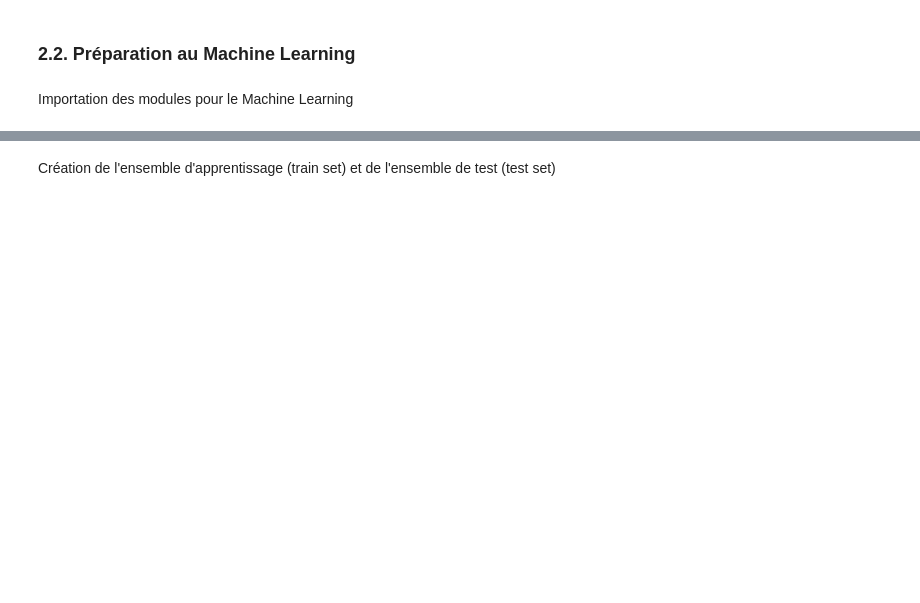
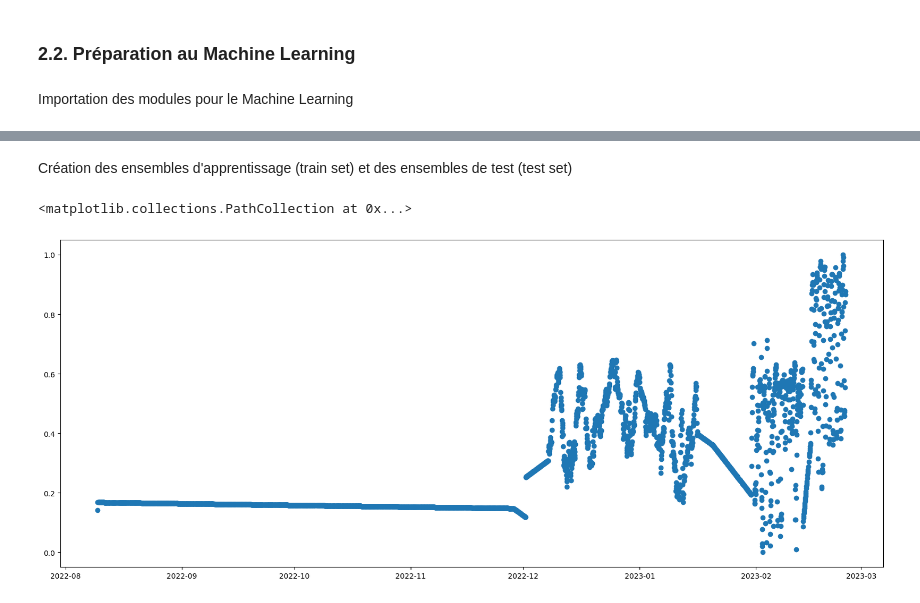
Before and after one commit to justekouassi/dev-challenge-data354, a Jupyter notebook: machine_learning/machine_learning.ipynb, the cells around one changed output, grey strips where cells are left out. Cells and saved outputs as stored; diff of their text form; code cells hidden in the pictures; blank space fills up the shorter version.

```diff
--- a/machine_learning/machine_learning.ipynb
+++ b/machine_learning/machine_learning.ipynb
@@ -257,2 +289,16 @@ from sklearn.model_selection import train_test_split
+# %%
+# les features
+X_co = np.array(preprocessed188.index)
+X_no2 = X_o3 = X_pm10 = X_pm2_5 = X_rh = X_t = X_temp_int = X_co
+
+# les targets
+y_co = preprocessed188['CO']
+y_no2 = preprocessed188['NO2']
+y_o3 = preprocessed188['O3']
+y_pm10 = preprocessed188['PM10']
+y_pm2_5 = preprocessed188['PM2.5']
+y_rh = preprocessed188['RH']
+y_t = preprocessed188['T']
+y_temp_int = preprocessed188['Temp. int.']
 # %% [markdown]
-Création de l'ensemble d'apprentissage (train set) et de l'ensemble de test (test set)
+Création des ensembles d'apprentissage (train set) et des ensembles de test (test set)
@@ -263,0 +305,30 @@ X_train, X_test, y_train, y_test = train_test_split(X, y, test_size=0.2)
+# %%
+X_train_co, X_test_co, y_train_co, y_test_co = train_test_split(
+    X_co, y_co, test_size=0.2, random_state=2)
+
+X_train_no2, X_test_no2, y_train_no2, y_test_no2 = train_test_split(
+    X_no2, y_no2, test_size=0.2, random_state=2)
+
+X_train_o3, X_test_o3, y_train_o3, y_test_o3 = train_test_split(
+    X_o3, y_o3, test_size=0.2, random_state=2)
+
+X_train_pm10, X_test_pm10, y_train_pm10, y_test_pm10 = train_test_split(
+    X_pm10, y_pm10, test_size=0.2, random_state=2)
+
+X_train_pm2_5, X_test_pm2_5, y_train_pm2_5, y_test_pm2_5 = train_test_split(
+    X_pm2_5, y_pm2_5, test_size=0.2, random_state=2)
+
+X_train_rh, X_test_rh, y_train_rh, y_test_rh = train_test_split(
+    X_rh, y_rh, test_size=0.2, random_state=2)
+
+X_train_t, X_test_t, y_train_t, y_test_t = train_test_split(
+    X_t, y_t, test_size=0.2, random_state=2)
+
+X_train_temp_int, X_test_temp_int, y_train_temp_int, y_test_temp_int = train_test_split(
+    X_temp_int, y_temp_int, test_size=0.2, random_state=2)
+# %%
+plt.figure(figsize=(20, 8))
+plt.scatter(X_train_rh, y_train_rh)
+# %% [output]
+<matplotlib.collections.PathCollection at 0x...>
+[figure, added]
```
Also changed, not shown: parts of 27 cells of this notebook, 10 other files.
